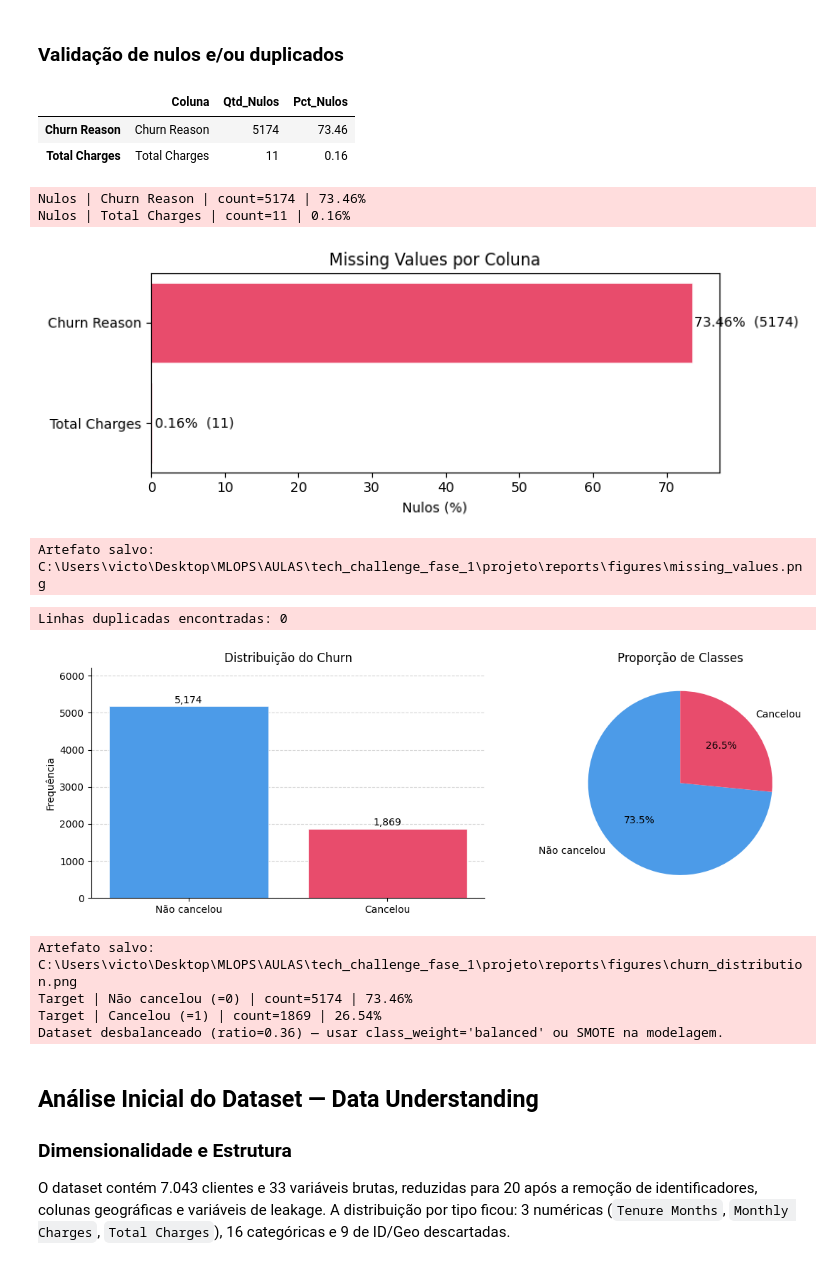
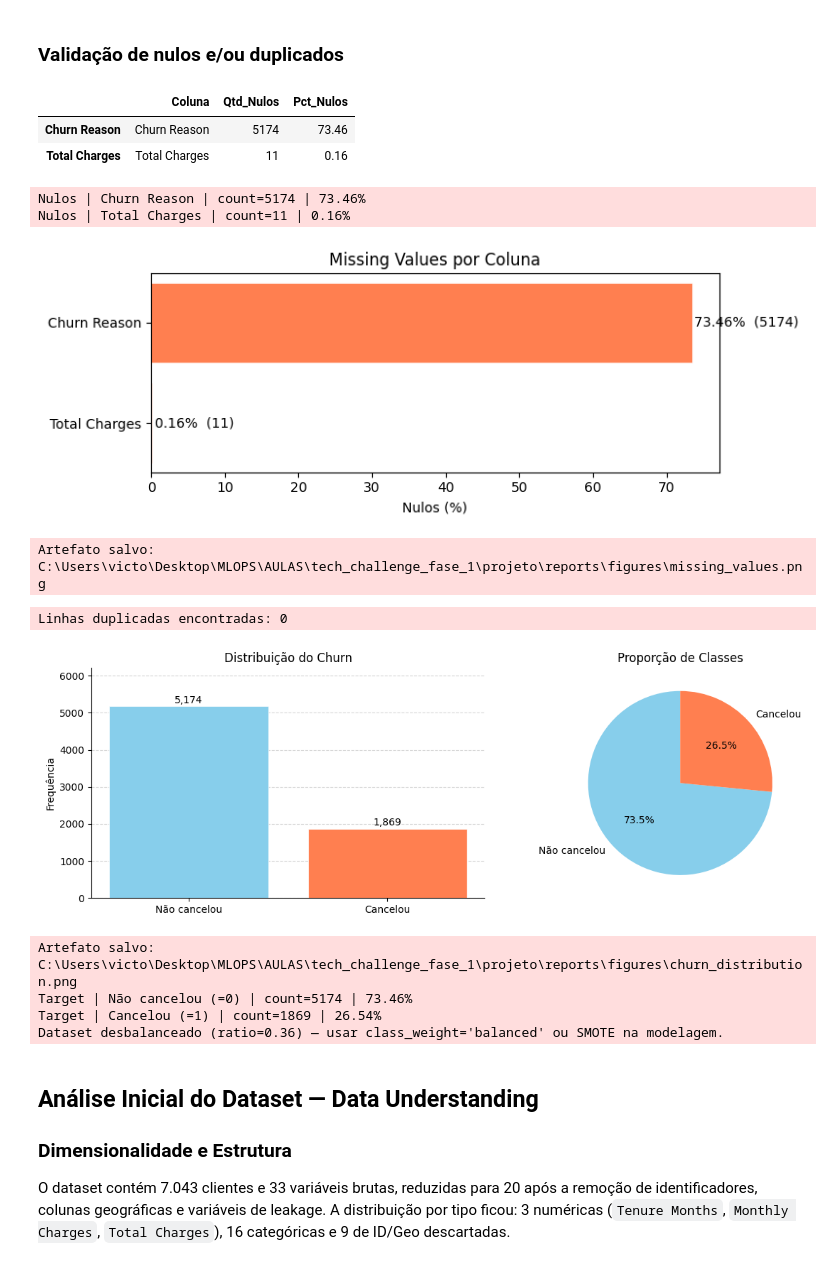
Before and after one commit to leonflicts42/tech_challenge_1_fiap_mlops, a Jupyter notebook: notebooks/0.01_vab_data_source.ipynb, the cells around one changed output. Cells and saved outputs as stored; diff of their text form; code cells hidden in the pictures.

Commit message:
Análise da etapa de EDA e inicio do Data Cleaning

```diff
--- a/notebooks/0.01_vab_data_source.ipynb
+++ b/notebooks/0.01_vab_data_source.ipynb
@@ -93,4 +110,5 @@ import numpy as np
 import seaborn as sns
 # %%
 from churn_telecom.config import get_logger
-logger = get_logger("0.01_data_source")
+logger = get_logger("0.01_vab_data_source")
+logger.info("Iniciando análise da fonte de dados | 0.01_vab_data_source")
@@ -259,7 +245,7 @@ if len(missing_values) > 0:
     ax.barh(
         missing_values["Coluna"],
         missing_values["Pct_Nulos"],
-        color="#E84C6C",
+        color=CORES['destaque'],
         edgecolor="white",
         linewidth=0.5,
     )
@@ -302,7 +288,7 @@ else:
 | Total Charges | Total Charges | 11 | 0.16 |
 Nulos | Churn Reason | count=5174 | 73.46%
 Nulos | Total Charges | count=11 | 0.16%
-[figure, old version]
+[figure, new version]
 Artefato salvo: C:\Users\victo\Desktop\MLOPS\AULAS\tech_challenge_fase_1\projeto\reports\figures\missing_values.png
 # %%
 # Valores duplicados
@@ -325,7 +311,7 @@ bar_labels = [labels[i] for i in target_counts.index]
 bars = axes[0].bar(
     bar_labels,
     target_counts.values,
-    color=["#4C9BE8", "#E84C6C"],
+    color=[CORES['primaria'], CORES['destaque']],
     edgecolor="white",
     linewidth=0.5,
     zorder=2,  # barras na frente do grid
@@ -352,39 +338,39 @@ axes[1].pie(
     target_counts.values,
     labels=[labels[i] for i in target_counts.index],
     autopct="%1.1f%%",
-    colors=["#4C9BE8", "#E84C6C"],
+    colors=[CORES['primaria'], CORES['destaque']],
     startangle=90,
 )
 axes[1].set_title("Proporção de Classes")
 
 plt.tight_layout()
 output_path = REPORTS_FIGURES / "churn_distribution.png"
 plt.savefig(output_path, dpi=120, bbox_inches="tight")
 plt.show()
 plt.close()
 logger.info("Artefato salvo: %s", output_path)
 
 # Log por classe
 for idx in target_counts.index:
     logger.info(
         "Target | %s (=%d) | count=%d | %.2f%%",
         labels[idx],
         idx,
         target_counts[idx],
         target_pct[idx],
     )
 
 # Avalia desbalanceamento via ratio min/max
 ratio = target_counts.min() / target_counts.max()
 if ratio < 0.5:
     logger.warning(
         "Dataset desbalanceado (ratio=%.2f) — usar class_weight='balanced' ou SMOTE na modelagem.",
         ratio,
     )
 else:
     logger.info("Dataset balanceado (ratio=%.2f).", ratio)
 # %% [output]
-[figure, old version]
+[figure, new version]
 Artefato salvo: C:\Users\victo\Desktop\MLOPS\AULAS\tech_challenge_fase_1\projeto\reports\figures\churn_distribution.png
 Target | Não cancelou (=0) | count=5174 | 73.46%
 Target | Cancelou (=1) | count=1869 | 26.54%
```
Also changed, not shown: parts of 5 cells of this notebook, 14 other files.
